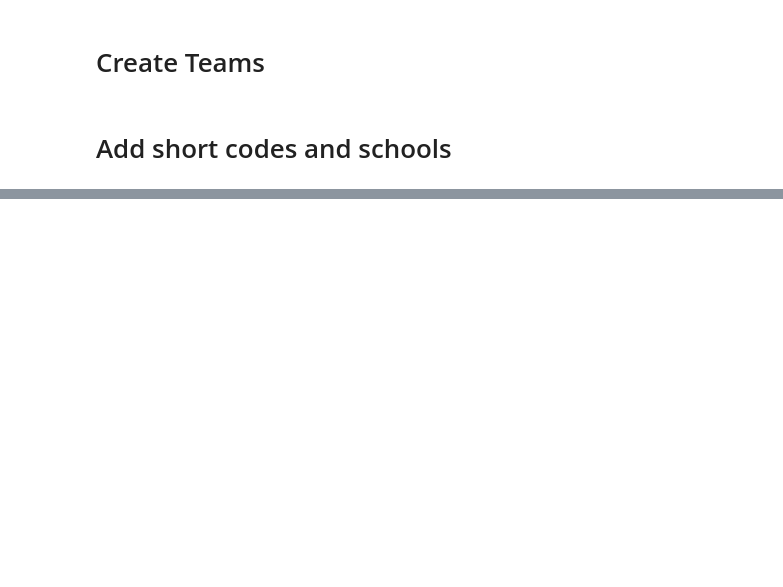
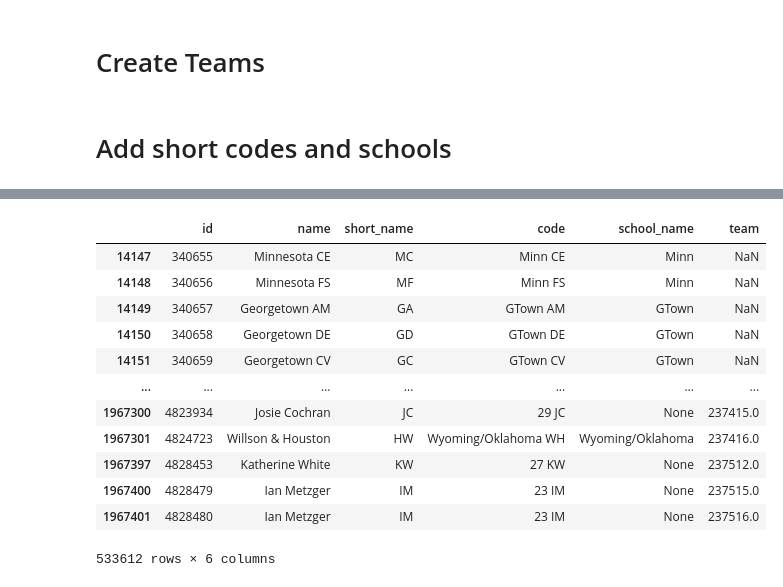
Before and after one commit to D0ugins/tab-data, a Jupyter notebook: transform.ipynb, the cells around one changed output, grey strips where cells are left out. Drawn from its saved outputs; the diff is of its cells as text; code cells hidden in the pictures; blank space fills up the shorter version.

```diff
--- a/transform.ipynb
+++ b/transform.ipynb
@@ -78,0 +301,19 @@ with tabEngine.begin() as conn:
+# %%
+initial_code = entries[entries.code.str.match(r'.* [A-Z]{2}$').fillna(False)]
+initial_code = initial_code[initial_code.short_name.notna()]
+# %%
+initial_code
+# %% [output]
+|  | id | name | short_name | code | school_name | team |
+| 14147 | 340655 | Minnesota CE | MC | Minn CE | Minn | NaN |
+| 14148 | 340656 | Minnesota FS | MF | Minn FS | Minn | NaN |
+| 14149 | 340657 | Georgetown AM | GA | GTown AM | GTown | NaN |
+| 14150 | 340658 | Georgetown DE | GD | GTown DE | GTown | NaN |
+| 14151 | 340659 | Georgetown CV | GC | GTown CV | GTown | NaN |
+| ... | ... | ... | ... | ... | ... | ... |
+| 1967300 | 4823934 | Josie Cochran | JC | 29 JC | None | 237415.0 |
+| 1967301 | 4824723 | Willson & Houston | HW | Wyoming/Oklahoma WH | Wyoming/Oklahoma | 237416.0 |
+| 1967397 | 4828453 | Katherine White | KW | 27 KW | None | 237512.0 |
+| 1967400 | 4828479 | Ian Metzger | IM | 23 IM | None | 237515.0 |
+| 1967401 | 4828480 | Ian Metzger | IM | 23 IM | None | 237516.0 |
+533612 rows × 6 columns
```
Also changed, not shown: parts of 26 cells of this notebook, 3 other files.
